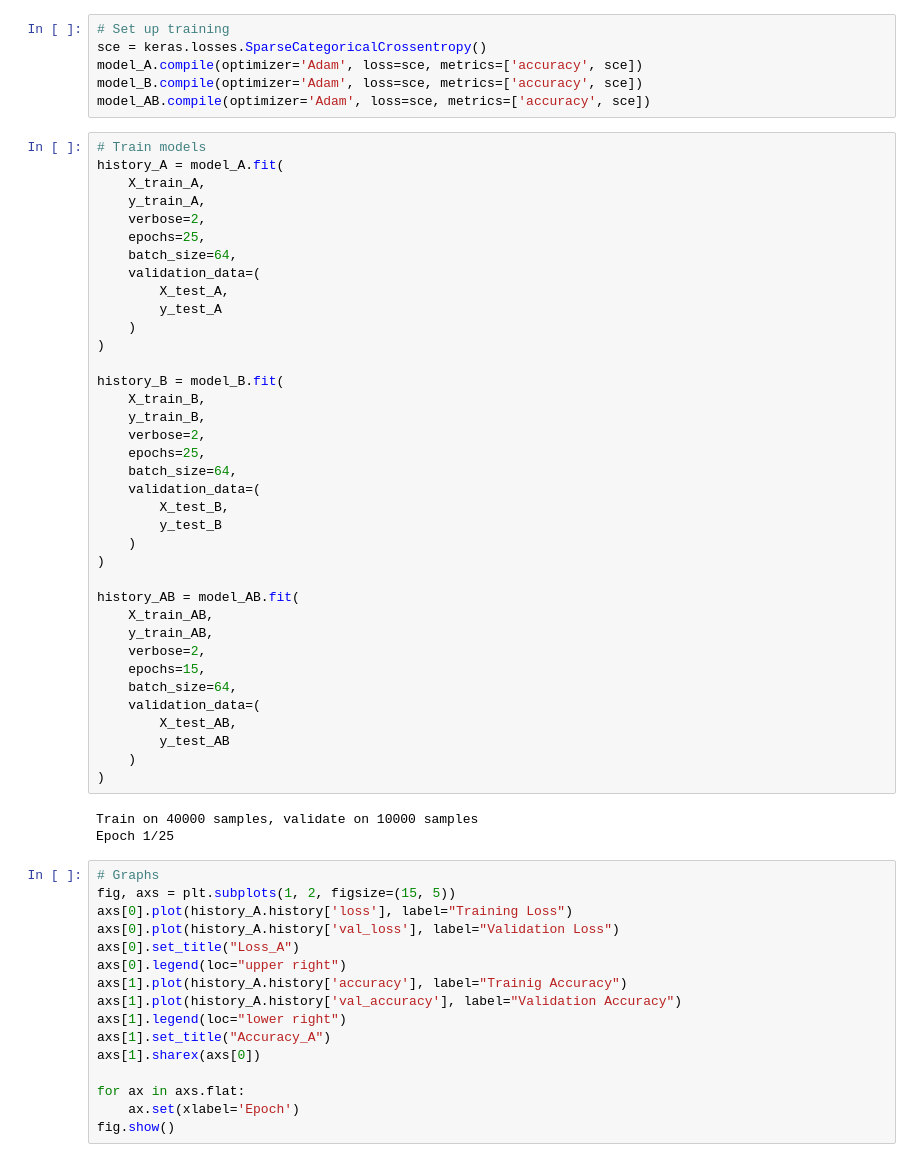
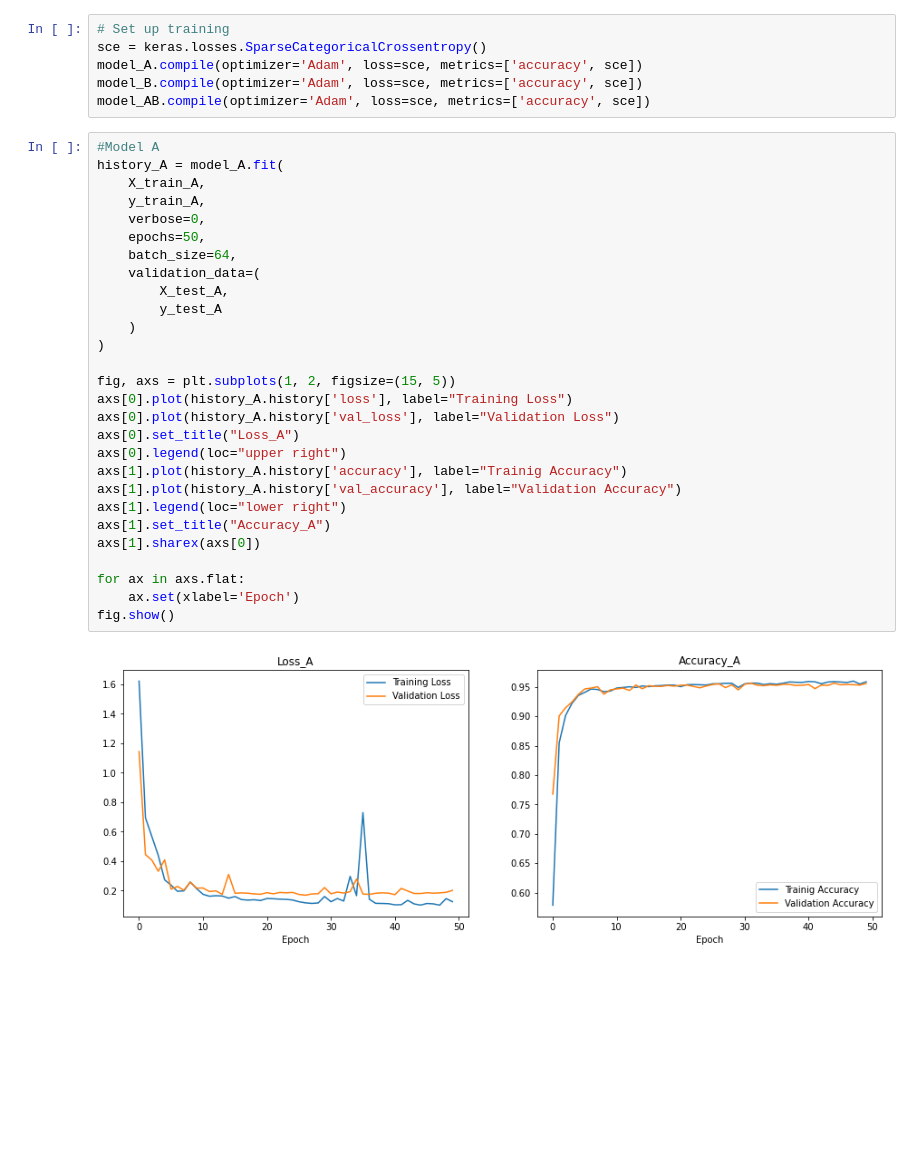
Before and after one commit to linus-md/REU, a Jupyter notebook: neural_count.ipynb, the cells around one changed output. Saved outputs shown, nothing was run; the diff lists cells and outputs as text; blank space fills up the shorter version.

Commit message:
trained on all data

```diff
--- a/neural_count.ipynb
+++ b/neural_count.ipynb
@@ -86,59 +88,33 @@ sce = keras.losses.SparseCategoricalCrossentropy()
 model_A.compile(optimizer='Adam', loss=sce, metrics=['accuracy', sce])
 model_B.compile(optimizer='Adam', loss=sce, metrics=['accuracy', sce])
 model_AB.compile(optimizer='Adam', loss=sce, metrics=['accuracy', sce])
-# %%
-# Train models
-history_A = model_A.fit(
-    X_train_A,
-    y_train_A,
-    verbose=2,
-    epochs=25,
-    batch_size=64,
-    validation_data=(
-        X_test_A,
-        y_test_A
-    )
-)
-
-history_B = model_B.fit(
-    X_train_B,
-    y_train_B,
-    verbose=2,
-    epochs=25,
-    batch_size=64,
-    validation_data=(
-        X_test_B,
-        y_test_B
-    )
-)
-
-history_AB = model_AB.fit(
-    X_train_AB,
-    y_train_AB,
-    verbose=2,
-    epochs=15,
-    batch_size=64,
-    validation_data=(
-        X_test_AB,
-        y_test_AB
-    )
-)
-# %% [output]
-Train on 40000 samples, validate on 10000 samples
-Epoch 1/25
 # %%
-# Graphs
+#Model A
+history_A = model_A.fit(
+    X_train_A,
+    y_train_A,
+    verbose=0,
+    epochs=50,
+    batch_size=64,
+    validation_data=(
+        X_test_A,
+        y_test_A
+    )
+)
+
 fig, axs = plt.subplots(1, 2, figsize=(15, 5))
 axs[0].plot(history_A.history['loss'], label="Training Loss")
 axs[0].plot(history_A.history['val_loss'], label="Validation Loss")
 axs[0].set_title("Loss_A")
 axs[0].legend(loc="upper right")
 axs[1].plot(history_A.history['accuracy'], label="Trainig Accuracy")
 axs[1].plot(history_A.history['val_accuracy'], label="Validation Accuracy")
 axs[1].legend(loc="lower right")
 axs[1].set_title("Accuracy_A")
 axs[1].sharex(axs[0])
 
 for ax in axs.flat:
     ax.set(xlabel='Epoch')
 fig.show()
+# %% [output]
+[figure, added]
```
Also changed, not shown: parts of 6 cells of this notebook.
